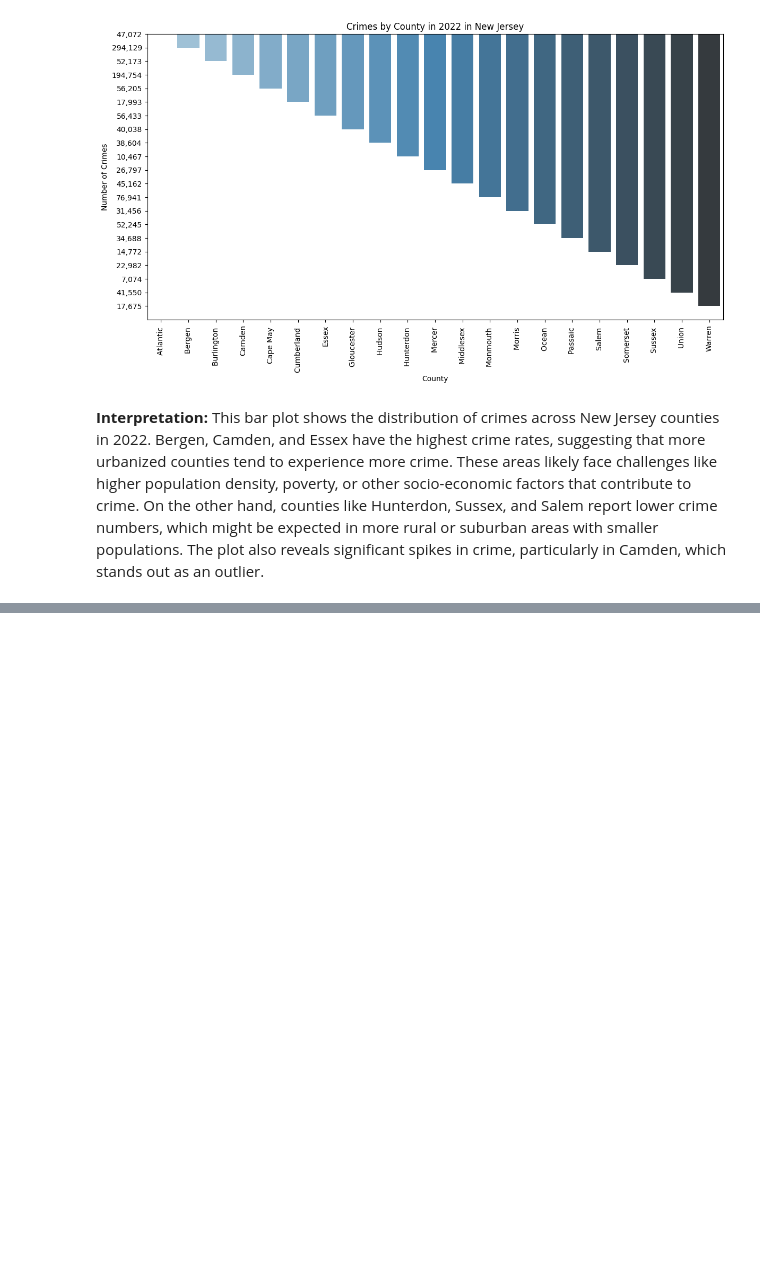
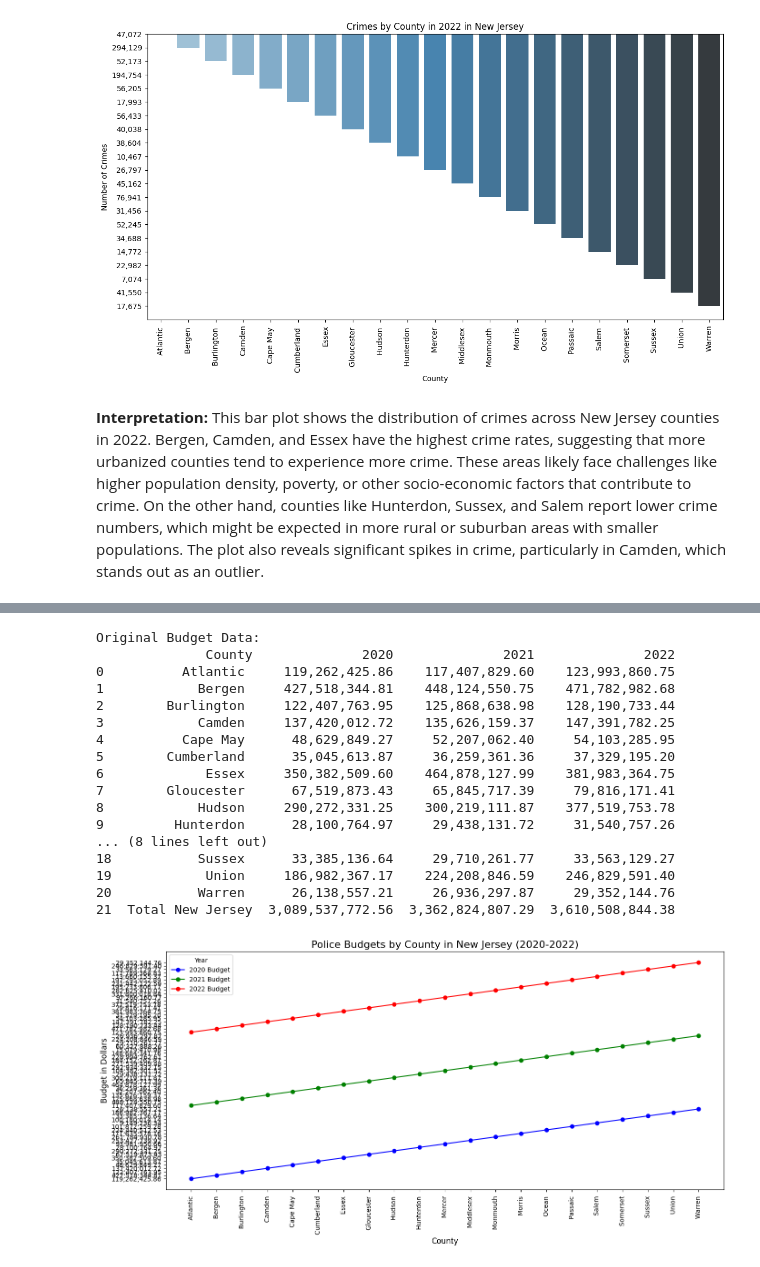
Before and after one commit to erikaguiracocha/Data-Visualization-2025, a Jupyter notebook: PS2erikaguiracocha.ipynb, the cells around one changed output, grey strips where cells are left out. Cells and saved outputs as stored; diff of their text form; code cells hidden in the pictures; blank space fills up the shorter version.

```diff
--- a/PS2erikaguiracocha.ipynb
+++ b/PS2erikaguiracocha.ipynb
@@ -101,3 +101,16 @@ Passing `palette` without assigning `hue` is deprecated and will be removed in v
 [figure]
 # %% [markdown]
 **Interpretation:** This bar plot shows the distribution of crimes across New Jersey counties in 2022. Bergen, Camden, and Essex have the highest crime rates, suggesting that more urbanized counties tend to experience more crime. These areas likely face challenges like higher population density, poverty, or other socio-economic factors that contribute to crime. On the other hand, counties like Hunterdon, Sussex, and Salem report lower crime numbers, which might be expected in more rural or suburban areas with smaller populations. The plot also reveals significant spikes in crime, particularly in Camden, which stands out as an outlier.
+# %%
+# URL of the CSV file
+url_budget_data = 'https://raw.githubusercontent.com/erikaguiracocha/Data-Visualization-2025/refs/heads/main/police%20budgets%20in%20New%20Jersey.csv'
+
+# Try to read the file
+try:
+    # If the second row is the header, use header=1
+    budget_data = pd.read_csv(url_budget_data, header=1)
+    print("Original Budget Data:")
+    print(budget_data.head(30))  # Display the first 30 rows
+
+except Exception as e:
+    print(f"There was an error loading the file: {e}")
@@ -103,0 +135,55 @@ Passing `palette` without assigning `hue` is deprecated and will be removed in v
+# %%
+# Try to read the file
+try:
+    # If the second row is the header, use header=1
+    budget_data = pd.read_csv(url_budget_data, header=1)
+    print("Original Budget Data:")
+    print(budget_data.head(30))  # Display the first 30 rows
+
+except Exception as e:
+    print(f"There was an error loading the file: {e}")
+
+# Select the columns for plotting: counties and years (2020, 2021, 2022)
+budget_data = budget_data[budget_data['County'] != 'Total New Jersey']  # Remove total row if present
+counties = budget_data['County']
+budget_2020 = budget_data['2020']
+budget_2021 = budget_data['2021']
+budget_2022 = budget_data['2022']
+
+# Plotting the line plot for police budgets over 3 years
+plt.figure(figsize=(14, 7))
+
+# Plot each year’s budget data
+plt.plot(counties, budget_2020, label='2020 Budget', marker='o', linestyle='-', color='b')
+plt.plot(counties, budget_2021, label='2021 Budget', marker='o', linestyle='-', color='g')
+plt.plot(counties, budget_2022, label='2022 Budget', marker='o', linestyle='-', color='r')
+
+# Add titles and labels
+plt.title('Police Budgets by County in New Jersey (2020-2022)', fontsize=16)
+plt.xlabel('County', fontsize=12)
+plt.ylabel('Budget in Dollars', fontsize=12)
+plt.xticks(rotation=90)  # Rotate x-axis labels to make them readable
+plt.legend(title='Year')
+
+# Show the plot
+plt.tight_layout()
+plt.show()
+# %% [output]
+Original Budget Data:
+              County              2020              2021              2022
+0          Atlantic     119,262,425.86    117,407,829.60    123,993,860.75
+1            Bergen     427,518,344.81    448,124,550.75    471,782,982.68
+2        Burlington     122,407,763.95    125,868,638.98    128,190,733.44
+3            Camden     137,420,012.72    135,626,159.37    147,391,782.25
+4          Cape May      48,629,849.27     52,207,062.40     54,103,285.95
+5        Cumberland      35,045,613.87     36,259,361.36     37,329,195.20
+6             Essex     350,382,509.60    464,878,127.99    381,983,364.75
+7        Gloucester      67,519,873.43     65,845,717.39     79,816,171.41
+8            Hudson     290,272,331.25    300,219,111.87    377,519,753.78
+9         Hunterdon      28,100,764.97     29,438,131.72     31,540,757.26
+... (8 lines left out)
+18           Sussex      33,385,136.64     29,710,261.77     33,563,129.27
+19            Union     186,982,367.17    224,208,846.59    246,829,591.40
+20           Warren      26,138,557.21     26,936,297.87     29,352,144.76
+21  Total New Jersey  3,089,537,772.56  3,362,824,807.29  3,610,508,844.38
+[figure, added]
```
Also changed, not shown: parts of 9 cells of this notebook.
